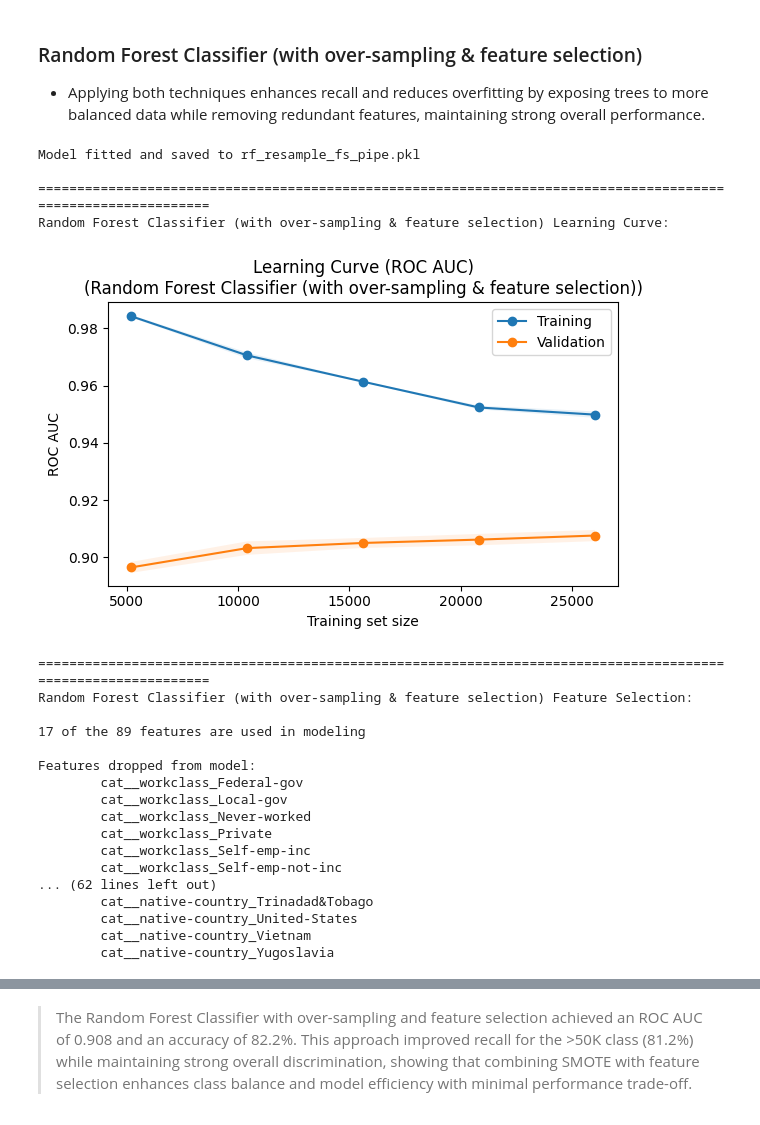
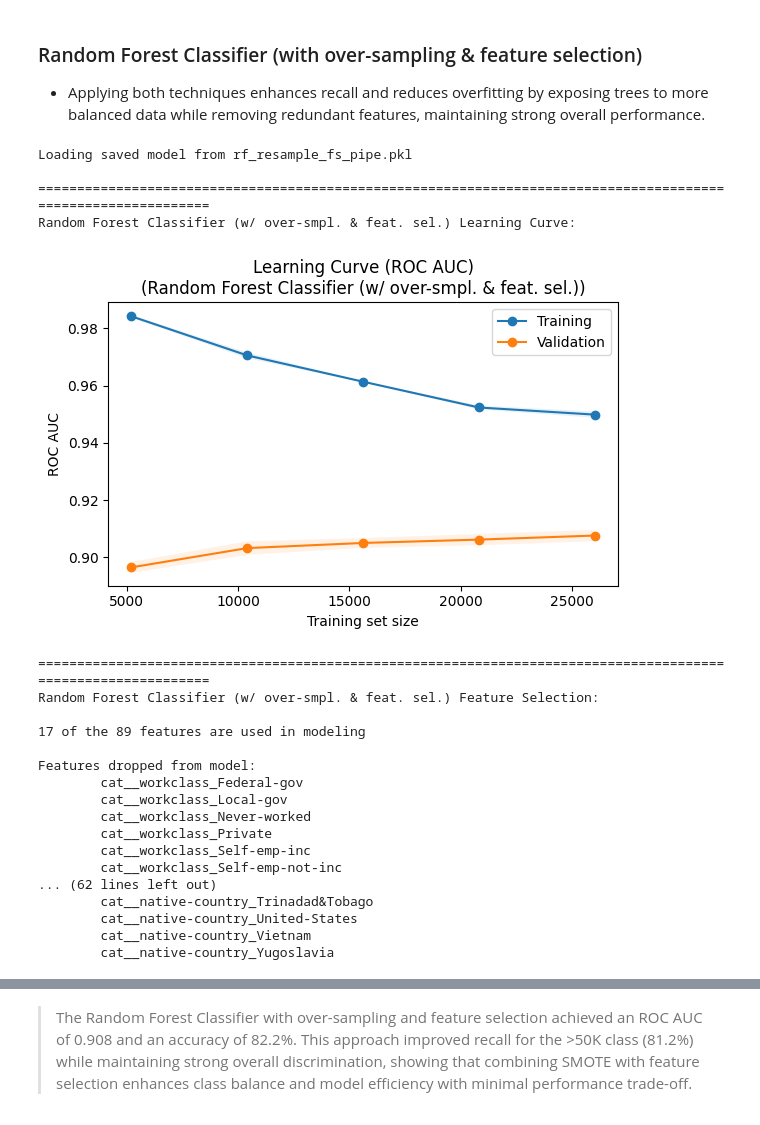
Before and after one commit to ryan-bulger/5509-Final-Project, a Jupyter notebook: 5509_income_modeling.ipynb, the cells around one changed output, grey strips where cells are left out. Cells and saved outputs as stored; diff of their text form; code cells hidden in the pictures.

```diff
--- a/5509_income_modeling.ipynb
+++ b/5509_income_modeling.ipynb
@@ -871,7 +871,7 @@ make_roc_curves(X_test, y_test, base_and_feature_selection_models)
 - Combining over-sampling and feature selection improves balance between classes and simplifies the logistic model, boosting recall for the minority class while keeping overall AUC stable.
 # %%
 # Define classifier type
-clf_type = 'Logistic Classification (with over-sampling & feature selection)'
+clf_type = 'Logistic Classification (w/ over-smpl. & feat. sel.)'
 
 # Create logistic classifier pipeline instance
 logistic_resample_fs_pipe = ImbPipeline(steps=[
@@ -945,7 +945,7 @@ Logistic Classification (with over-sampling & feature selection) Confusion Matri
 - Together, over-sampling and feature selection help the SVC build a cleaner, more balanced boundary between classes, improving minority class detection and model efficiency.
 # %%
 # Define classifier type
-clf_type = 'Support Vector Classifier (with over-sampling & feature selection)'
+clf_type = 'Support Vector Classifier (w/ over-smpl. & feat. sel.)'
 
 # Create logistic classifier pipeline instance
 svc_resample_fs_pipe = ImbPipeline(steps=[
@@ -1015,35 +1015,35 @@ Support Vector Classifier (with over-sampling & feature selection) Confusion Mat
 - Applying both techniques enhances recall and reduces overfitting by exposing trees to more balanced data while removing redundant features, maintaining strong overall performance.
 # %%
 # Define classifier type
-clf_type = 'Random Forest Classifier (with over-sampling & feature selection)'
+clf_type = 'Random Forest Classifier (w/ over-smpl. & feat. sel.)'
 
 # Create random forest classifier pipeline instance
 rf_resample_fs_pipe = ImbPipeline(steps=[
     ('preprocessor', preprocessor_transformer),
     ('resampler', SMOTE(random_state=42)),
     ('selector', SelectFromModel(RandomForestClassifier(n_estimators=100, random_state=42, n_jobs=-1))),
     ('classifier', RandomForestClassifier(n_estimators=200, max_depth=15, random_state=42, n_jobs=-1))
 ])
 
 # Fit model
 rf_resample_fs_pipe = fit_model(rf_resample_fs_pipe, X_train, y_train, 'rf_resample_fs_pipe.pkl')
 
 # Plot learning curve
 plot_learning_curve(rf_resample_fs_pipe, X_train, y_train, clf_type)
 
 # Predict y_test
 y_pred = rf_resample_fs_pipe.predict(X_test)
 
 # Show the dropped features
 show_dropped_features(rf_resample_fs_pipe, clf_type)
 # %% [output]
-Model fitted and saved to rf_resample_fs_pipe.pkl
+Loading saved model from rf_resample_fs_pipe.pkl
 
 ==============================================================================================================
-Random Forest Classifier (with over-sampling & feature selection) Learning Curve:
+Random Forest Classifier (w/ over-smpl. & feat. sel.) Learning Curve:
-[figure, old version]
+[figure, new version]
 ==============================================================================================================
-Random Forest Classifier (with over-sampling & feature selection) Feature Selection:
+Random Forest Classifier (w/ over-smpl. & feat. sel.) Feature Selection:
 
 17 of the 89 features are used in modeling
 
```
Also changed, not shown: parts of 34 cells of this notebook, 10 other files.
